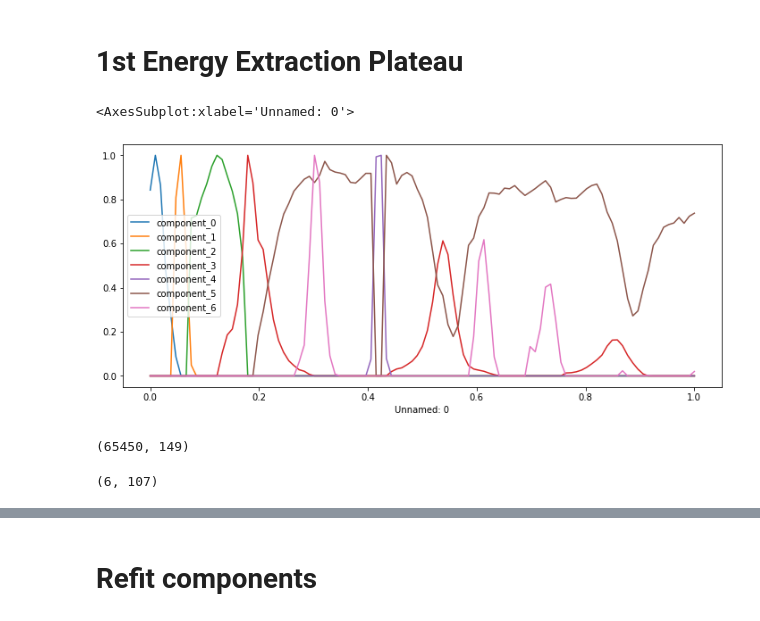
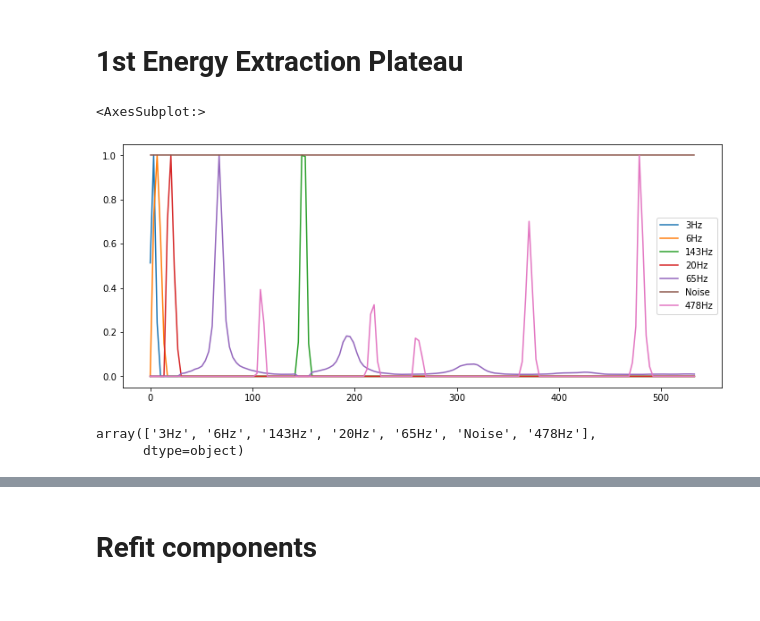
Before and after one commit to cobermai/lhc_anomaly_detection, a Jupyter notebook: notebooks/RB_FPA_FFT_NMF.ipynb, the cells around one changed output, grey strips where cells are left out. Saved outputs shown, nothing was run; the diff lists cells and outputs as text; code cells hidden in the pictures.

```diff
--- a/notebooks/RB_FPA_FFT_NMF.ipynb
+++ b/notebooks/RB_FPA_FFT_NMF.ipynb
@@ -178,18 +178,15 @@ print(len(fpa_identifiers_train), len(fpa_identifiers_test))
 # %% [markdown]
 <h1><font size="8">1st Energy Extraction Plateau</font></h1>
 # %%
-df_components = pd.read_csv("../output/components_adjusted.csv")
+df_components = pd.read_csv("../data/final_components/components_merged.csv", index_col=0)
 
 df_components = df_components / df_components.max(axis=0)
-df_components.plot(x="Unnamed: 0", figsize = (12,5))
+df_components.plot(figsize = (12,5))
 # %% [output]
-<AxesSubplot:xlabel='Unnamed: 0'>
+<AxesSubplot:>
-[figure, old version]
+[figure, new version]
-# %%
-data_processed[bool_train_flattened].shape
-# %% [output]
-(65450, 149)
-# %%
-df_components.values[:,1:-1].T.shape
-# %% [output]
-(6, 107)
+# %%
+df_components.columns.values
+# %% [output]
+array(['3Hz', '6Hz', '143Hz', '20Hz', '65Hz', 'Noise', '478Hz'],
+      dtype=object)
```
Also changed, not shown: parts of 21 cells of this notebook, 19 other files.
